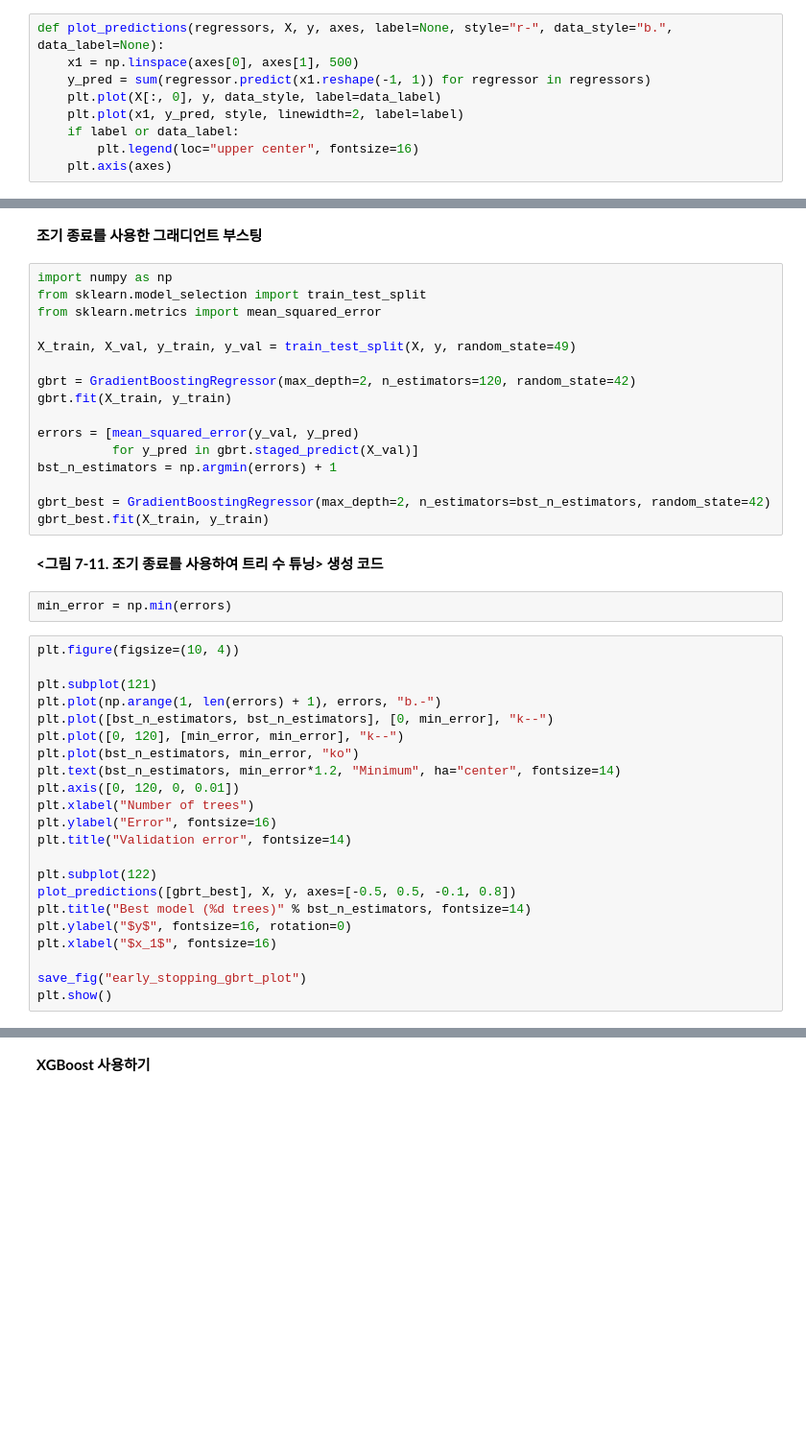
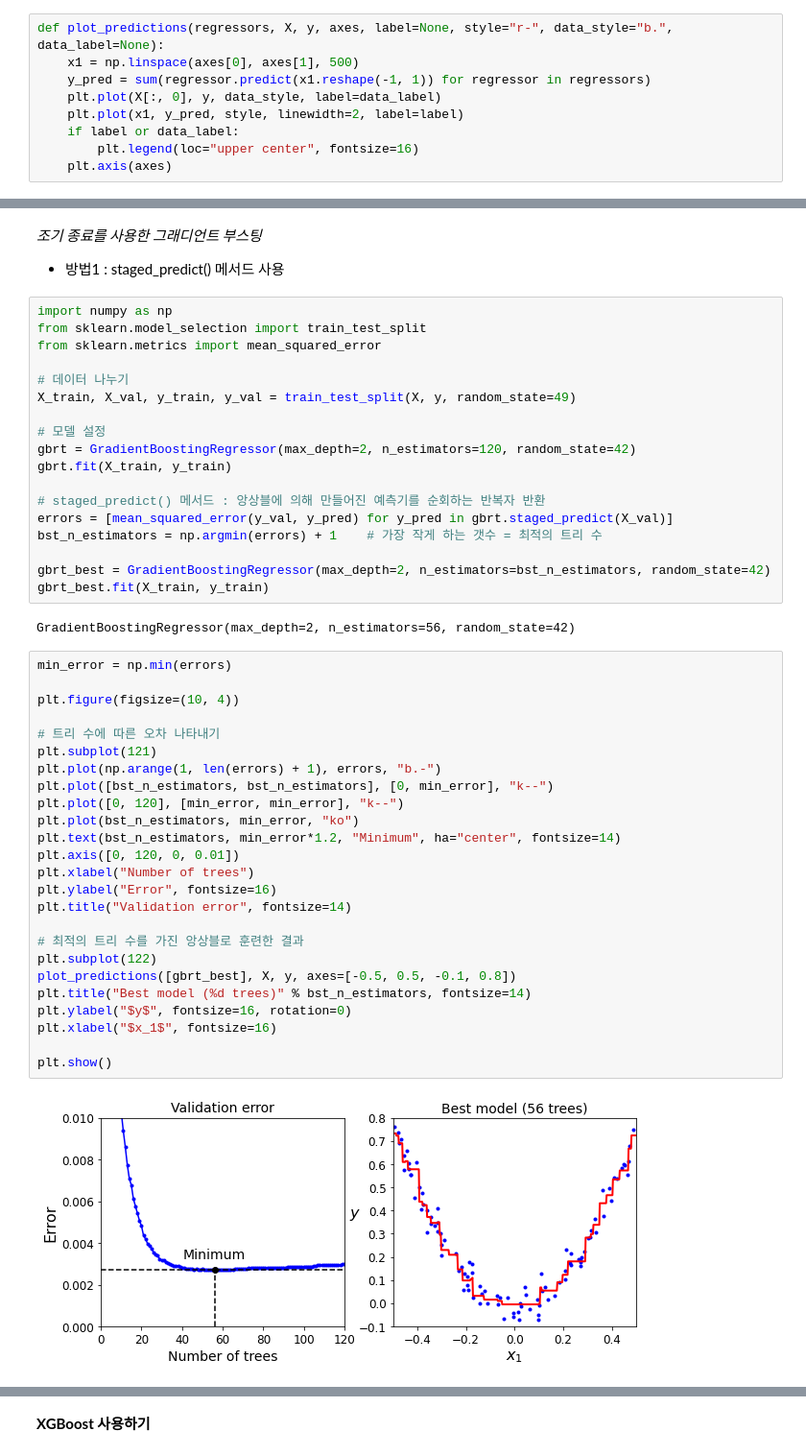
Before and after one commit to Kang-Yoonah/BigAi, a Jupyter notebook: 3/HandsOn/Chapter7.ipynb, the cells around one changed output, grey strips where cells are left out. Shown at 96% size. Drawn from its saved outputs; the diff is of its cells as text; blank space fills up the shorter version.

```diff
--- a/3/HandsOn/Chapter7.ipynb
+++ b/3/HandsOn/Chapter7.ipynb
@@ -590,44 +690,50 @@ plt.show()
 # %% [markdown]
-**조기 종료를 사용한 그래디언트 부스팅**
+*조기 종료를 사용한 그래디언트 부스팅*
+- 방법1 : staged_predict() 메서드 사용
 # %%
 import numpy as np
 from sklearn.model_selection import train_test_split
 from sklearn.metrics import mean_squared_error
 
+# 데이터 나누기
 X_train, X_val, y_train, y_val = train_test_split(X, y, random_state=49)
 
+# 모델 설정
 gbrt = GradientBoostingRegressor(max_depth=2, n_estimators=120, random_state=42)
 gbrt.fit(X_train, y_train)
 
-errors = [mean_squared_error(y_val, y_pred)
-          for y_pred in gbrt.staged_predict(X_val)]
-bst_n_estimators = np.argmin(errors) + 1
+# staged_predict() 메서드 : 앙상블에 의해 만들어진 예측기를 순회하는 반복자 반환
+errors = [mean_squared_error(y_val, y_pred) for y_pred in gbrt.staged_predict(X_val)]
+bst_n_estimators = np.argmin(errors) + 1    # 가장 작게 하는 갯수 = 최적의 트리 수
 
 gbrt_best = GradientBoostingRegressor(max_depth=2, n_estimators=bst_n_estimators, random_state=42)
 gbrt_best.fit(X_train, y_train)
+# %% [output]
+GradientBoostingRegressor(max_depth=2, n_estimators=56, random_state=42)
-# %% [markdown]
-**<그림 7-11. 조기 종료를 사용하여 트리 수 튜닝> 생성 코드**
-# %%
-min_error = np.min(errors)
 # %%
+min_error = np.min(errors)
+
 plt.figure(figsize=(10, 4))
 
+# 트리 수에 따른 오차 나타내기
 plt.subplot(121)
 plt.plot(np.arange(1, len(errors) + 1), errors, "b.-")
 plt.plot([bst_n_estimators, bst_n_estimators], [0, min_error], "k--")
 plt.plot([0, 120], [min_error, min_error], "k--")
 plt.plot(bst_n_estimators, min_error, "ko")
 plt.text(bst_n_estimators, min_error*1.2, "Minimum", ha="center", fontsize=14)
 plt.axis([0, 120, 0, 0.01])
 plt.xlabel("Number of trees")
 plt.ylabel("Error", fontsize=16)
 plt.title("Validation error", fontsize=14)
 
+# 최적의 트리 수를 가진 앙상블로 훈련한 결과
 plt.subplot(122)
 plot_predictions([gbrt_best], X, y, axes=[-0.5, 0.5, -0.1, 0.8])
 plt.title("Best model (%d trees)" % bst_n_estimators, fontsize=14)
 plt.ylabel("$y$", fontsize=16, rotation=0)
 plt.xlabel("$x_1$", fontsize=16)
 
-save_fig("early_stopping_gbrt_plot")
 plt.show()
+# %% [output]
+[figure, added]
```
Also changed, not shown: parts of 104 cells of this notebook.
